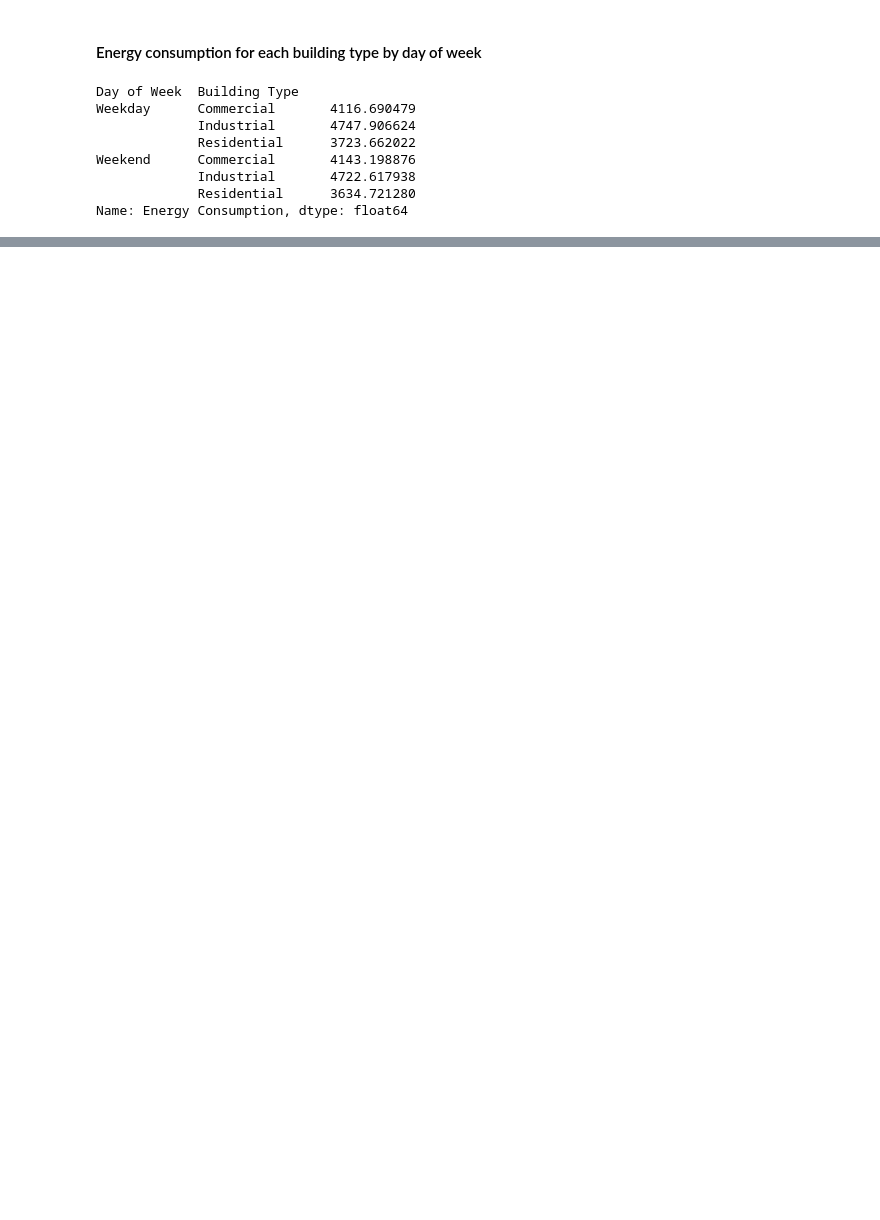
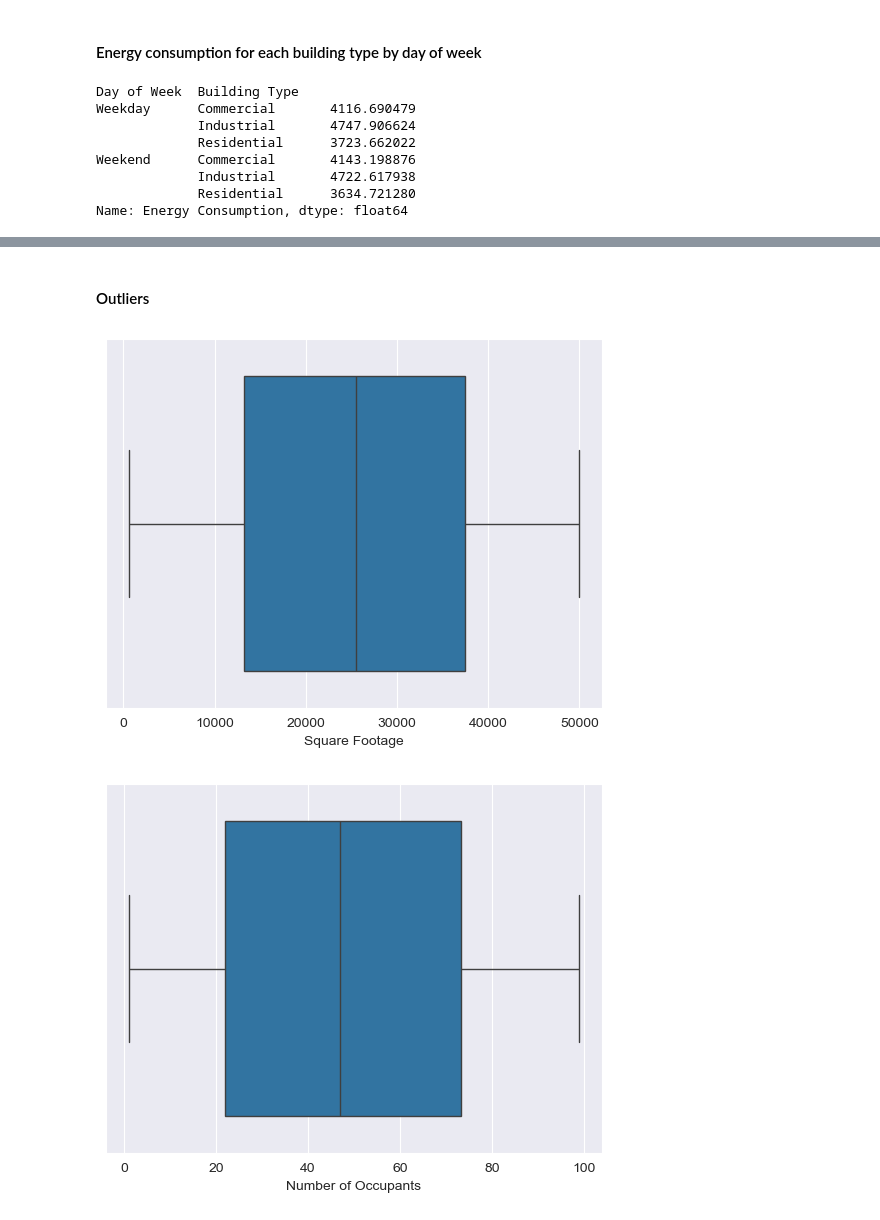
Before and after one commit to faris-agour/Energy-Consumption, a Jupyter notebook: project.ipynb, the cells around one changed output, grey strips where cells are left out. Cells and saved outputs as stored; diff of their text form; code cells hidden in the pictures; blank space fills up the shorter version.

```diff
--- a/project.ipynb
+++ b/project.ipynb
@@ -144,0 +170,10 @@ Name: Energy Consumption, dtype: float64
+# %% [markdown]
+#### Outliers
+# %%
+for col in df.columns:
+    if df[col].dtype != "object":
+        sns.boxplot(data=df, x=col)
+        plt.show()
+# %% [output]
+[figure, added]
+[figure, added]
```
Also changed, not shown: parts of 41 cells of this notebook.
